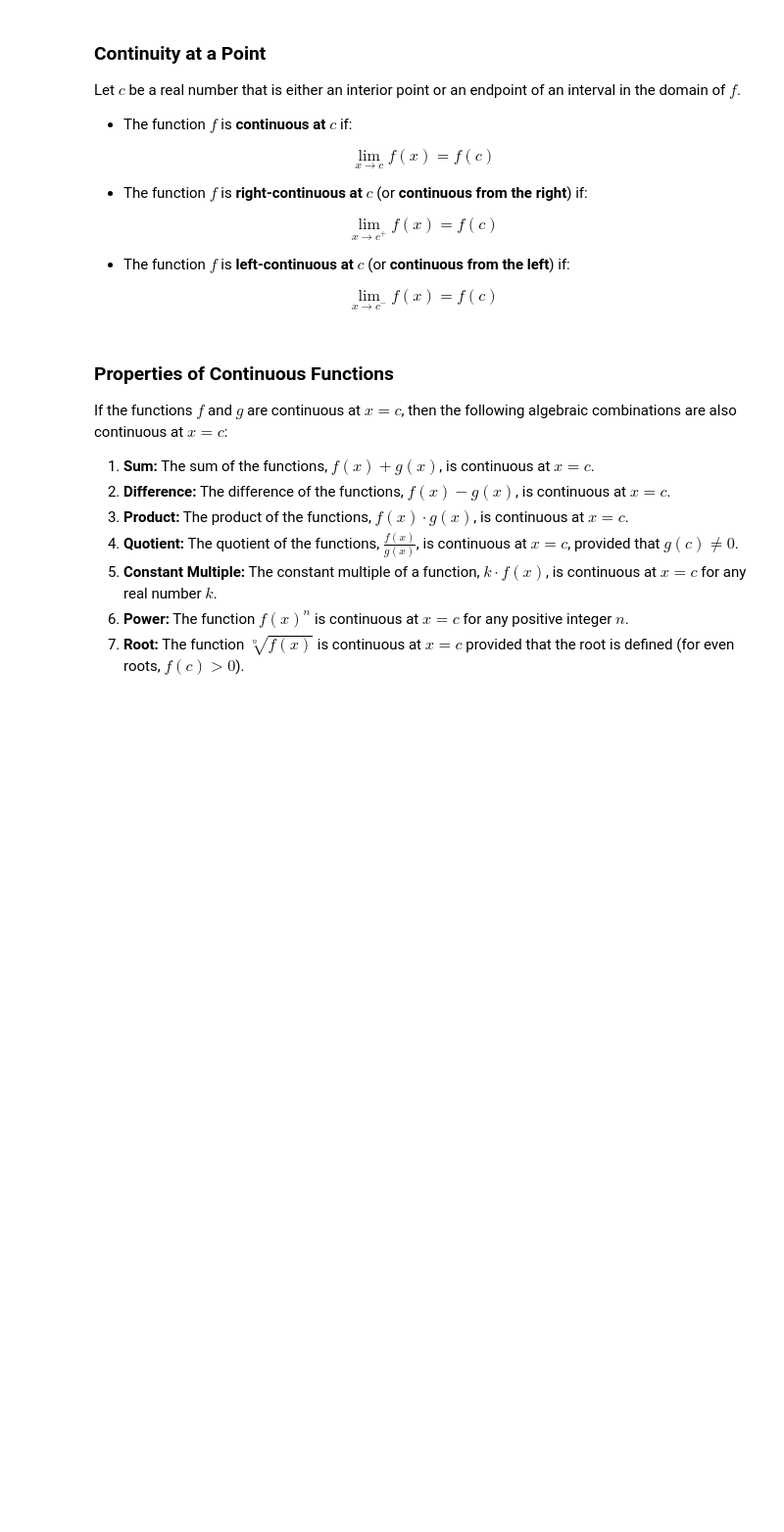
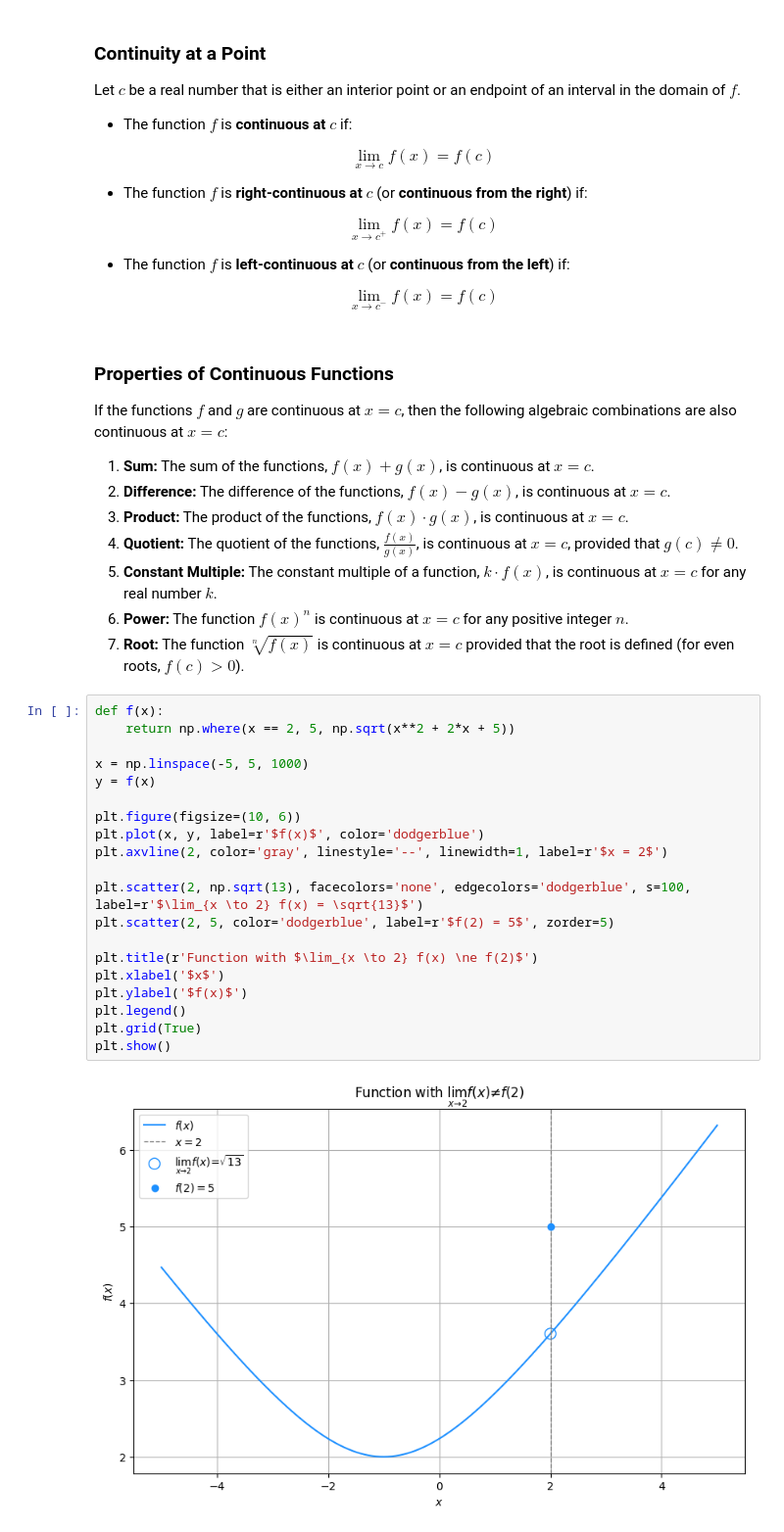
Before and after one commit to PatiphanAK/math-for-it, a Jupyter notebook: calculus/Limits.ipynb, the cells around one changed output. Shown at 98% size. Drawn from its saved outputs; the diff is of its cells as text; blank space fills up the shorter version.

```diff
--- a/calculus/Limits.ipynb
+++ b/calculus/Limits.ipynb
@@ -677,3 +677,25 @@ If the functions $f$ and $g$ are continuous at $x = c$, then the following algeb
 5.  **Constant Multiple:** The constant multiple of a function, $k \cdot f(x)$, is continuous at $x=c$ for any real number $k$.
 6.  **Power:** The function $f(x)^n$ is continuous at $x=c$ for any positive integer $n$.
 7.  **Root:** The function $\sqrt[n]{f(x)}$ is continuous at $x=c$ provided that the root is defined (for even roots, $f(c) > 0$).
+# %%
+def f(x):
+    return np.where(x == 2, 5, np.sqrt(x**2 + 2*x + 5))
+
+x = np.linspace(-5, 5, 1000)
+y = f(x)
+
+plt.figure(figsize=(10, 6))
+plt.plot(x, y, label=r'$f(x)$', color='dodgerblue')
+plt.axvline(2, color='gray', linestyle='--', linewidth=1, label=r'$x = 2$')
+
+plt.scatter(2, np.sqrt(13), facecolors='none', edgecolors='dodgerblue', s=100, label=r'$\lim_{x \to 2} f(x) = \sqrt{13}$')
+plt.scatter(2, 5, color='dodgerblue', label=r'$f(2) = 5$', zorder=5)
+
+plt.title(r'Function with $\lim_{x \to 2} f(x) \ne f(2)$')
+plt.xlabel('$x$')
+plt.ylabel('$f(x)$')
+plt.legend()
+plt.grid(True)
+plt.show()
+# %% [output]
+[figure, added]
```
Also changed, not shown: parts of 1 cell of this notebook.
